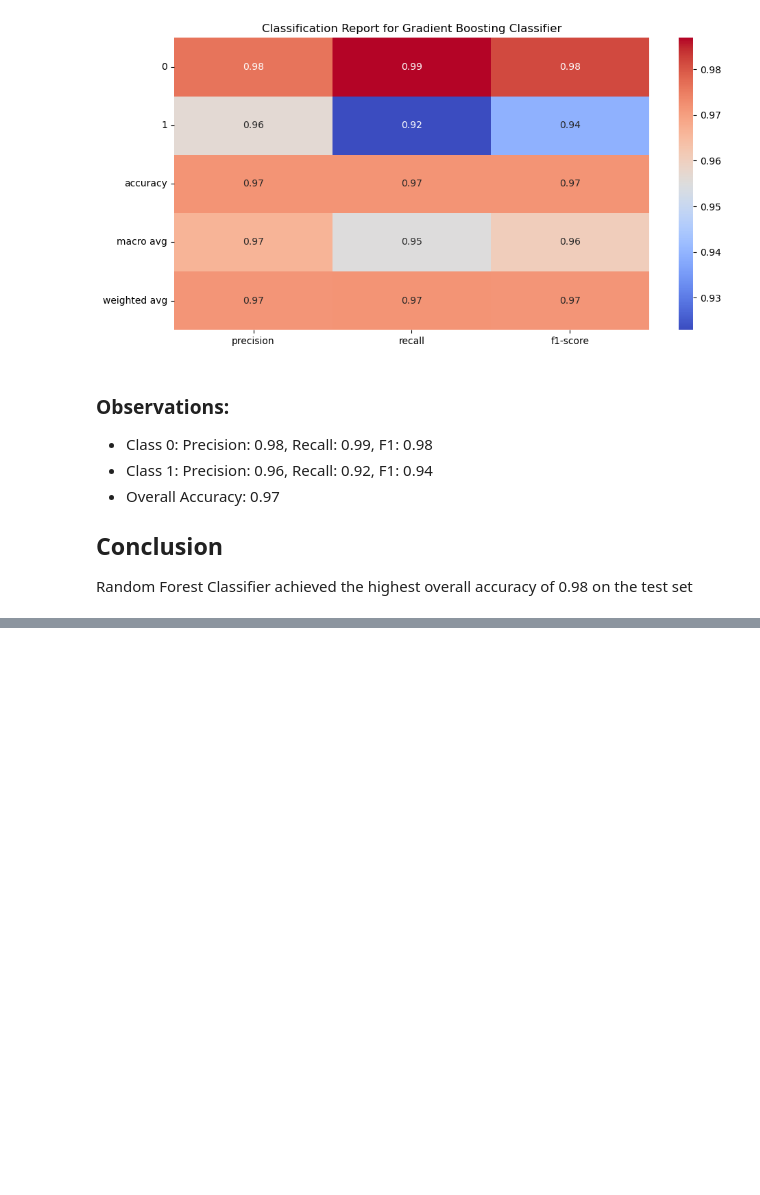
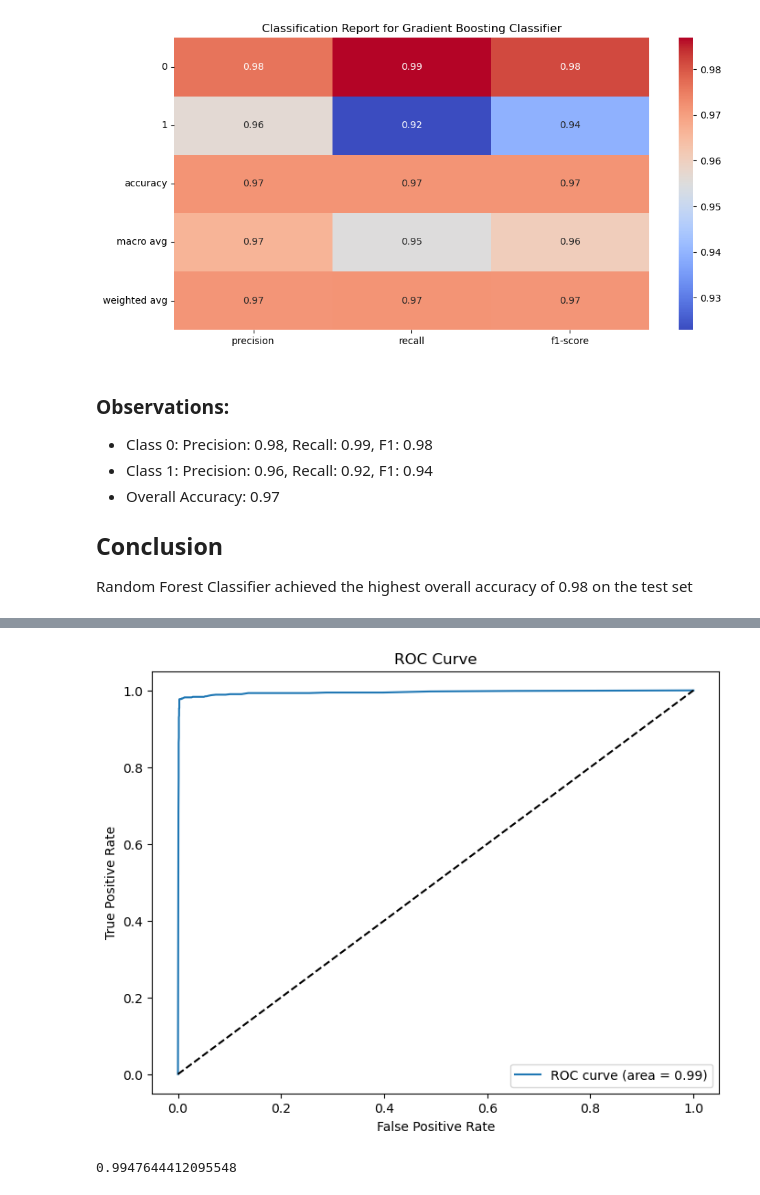
Before and after one commit to khoinguyentm/course-end-3, a Jupyter notebook: main.ipynb, the cells around one changed output, grey strips where cells are left out. Saved outputs shown, nothing was run; the diff lists cells and outputs as text; code cells hidden in the pictures; blank space fills up the shorter version.

```diff
--- a/main.ipynb
+++ b/main.ipynb
@@ -350,0 +389,5 @@ Random Forest Classifier achieved the highest overall accuracy of 0.98 on the te
+# %%
+plot_roc_auc(rf_clf, X_test, y_test)
+# %% [output]
+[figure, added]
+0.9947644412095548
```
Also changed, not shown: parts of 16 cells of this notebook.
